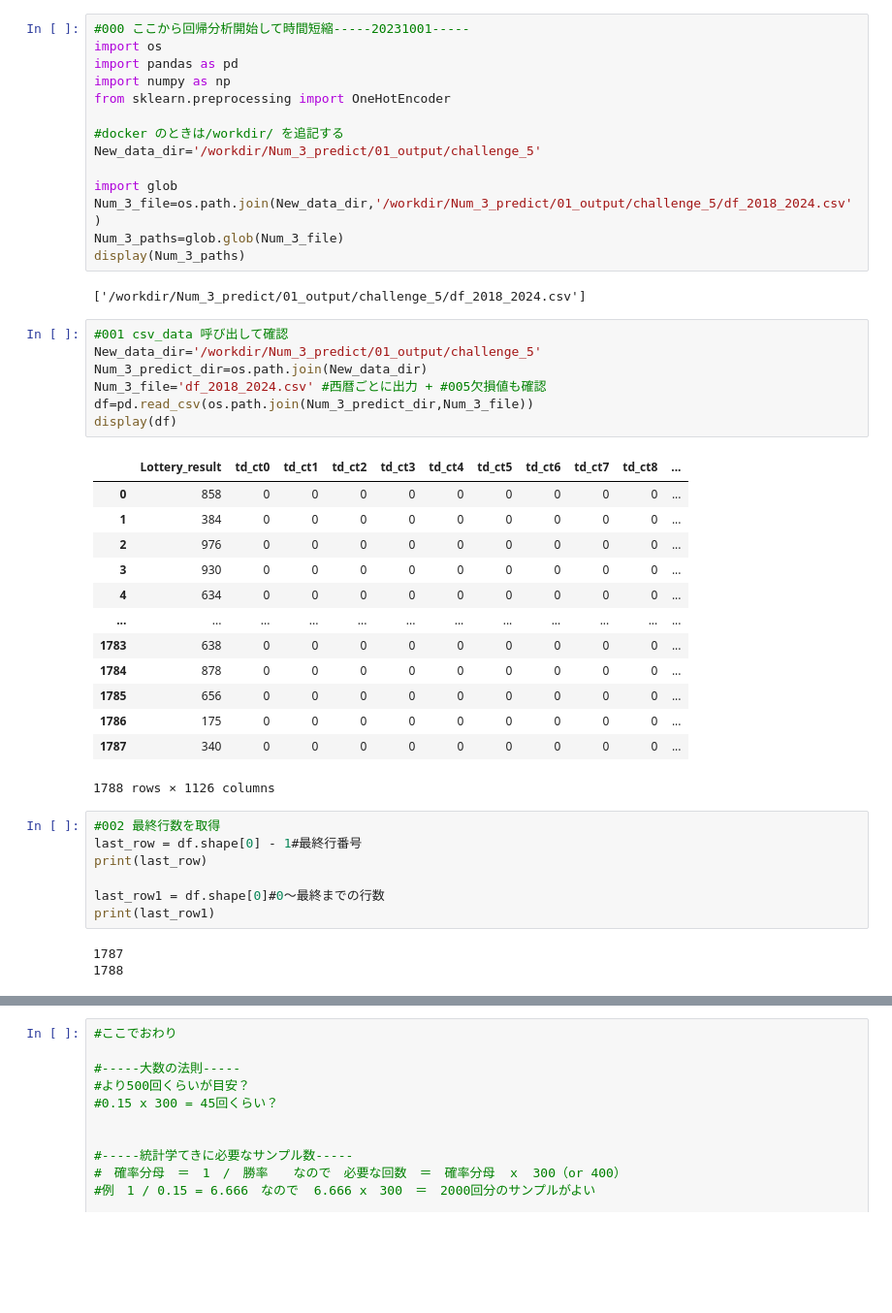
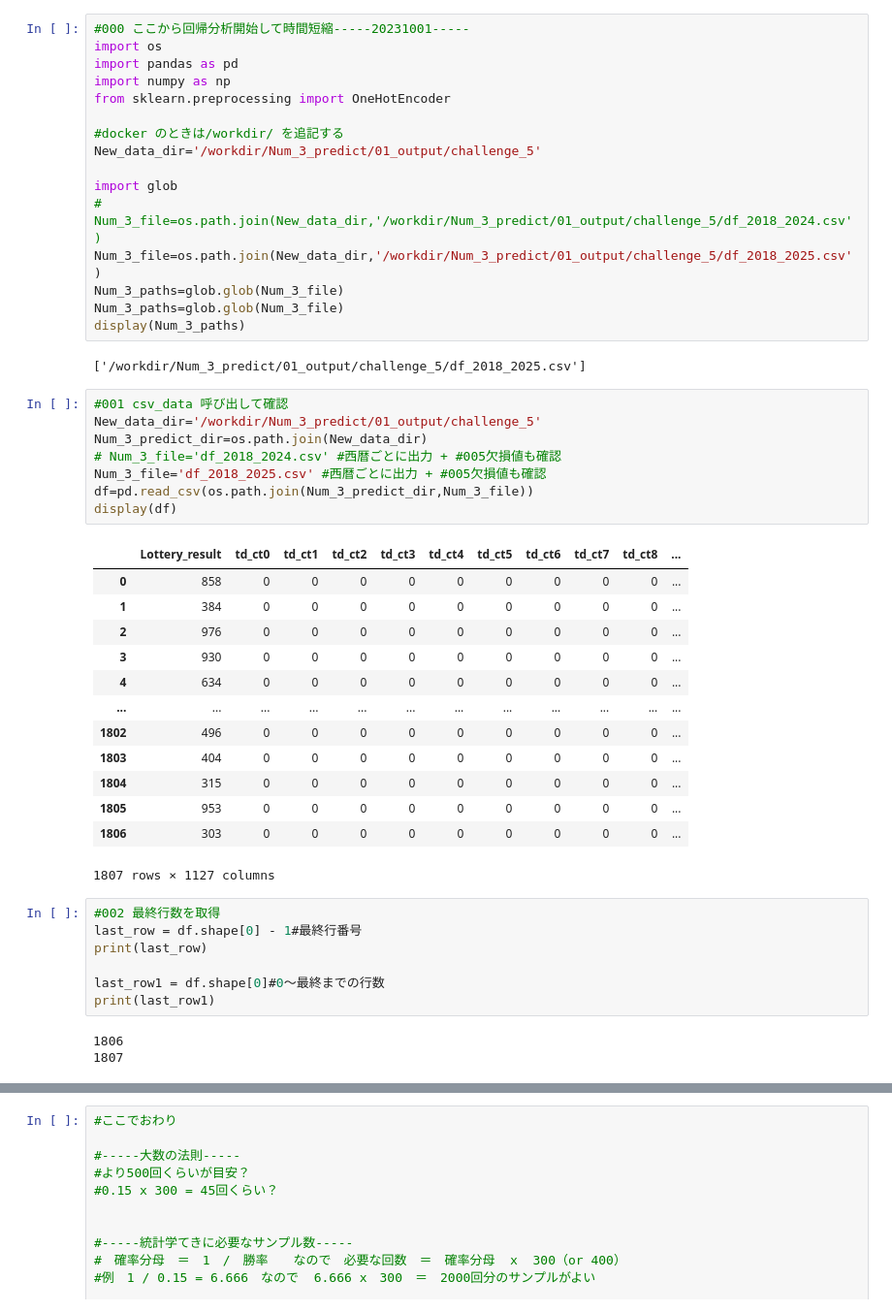
Before and after one commit to yyoshikun/workdir, a Jupyter notebook: Num_3_challenge_6.ipynb, the cells around one changed output, grey strips where cells are left out. Shown at 97% size. Cells and saved outputs as stored; diff of their text form; blank space fills up the shorter version.

```diff
--- a/Num_3_challenge_6.ipynb
+++ b/Num_3_challenge_6.ipynb
@@ -9,32 +9,35 @@ from sklearn.preprocessing import OneHotEncoder
 New_data_dir='/workdir/Num_3_predict/01_output/challenge_5'
 
 import glob
-Num_3_file=os.path.join(New_data_dir,'/workdir/Num_3_predict/01_output/challenge_5/df_2018_2024.csv')
+# Num_3_file=os.path.join(New_data_dir,'/workdir/Num_3_predict/01_output/challenge_5/df_2018_2024.csv')
+Num_3_file=os.path.join(New_data_dir,'/workdir/Num_3_predict/01_output/challenge_5/df_2018_2025.csv')
+Num_3_paths=glob.glob(Num_3_file)
 Num_3_paths=glob.glob(Num_3_file)
 display(Num_3_paths)
 # %% [output]
-['/workdir/Num_3_predict/01_output/challenge_5/df_2018_2024.csv']
+['/workdir/Num_3_predict/01_output/challenge_5/df_2018_2025.csv']
 # %%
 #001 csv_data 呼び出して確認
 New_data_dir='/workdir/Num_3_predict/01_output/challenge_5'
 Num_3_predict_dir=os.path.join(New_data_dir)
-Num_3_file='df_2018_2024.csv' #西暦ごとに出力 + #005欠損値も確認
+# Num_3_file='df_2018_2024.csv' #西暦ごとに出力 + #005欠損値も確認
+Num_3_file='df_2018_2025.csv' #西暦ごとに出力 + #005欠損値も確認
 df=pd.read_csv(os.path.join(Num_3_predict_dir,Num_3_file))
 display(df)
 # %% [output]
 |  | Lottery_result | td_ct0 | td_ct1 | td_ct2 | td_ct3 | td_ct4 | td_ct5 | td_ct6 | td_ct7 | td_ct8 | ... |
 | 0 | 858 | 0 | 0 | 0 | 0 | 0 | 0 | 0 | 0 | 0 | ... |
 | 1 | 384 | 0 | 0 | 0 | 0 | 0 | 0 | 0 | 0 | 0 | ... |
 | 2 | 976 | 0 | 0 | 0 | 0 | 0 | 0 | 0 | 0 | 0 | ... |
 | 3 | 930 | 0 | 0 | 0 | 0 | 0 | 0 | 0 | 0 | 0 | ... |
 | 4 | 634 | 0 | 0 | 0 | 0 | 0 | 0 | 0 | 0 | 0 | ... |
 | ... | ... | ... | ... | ... | ... | ... | ... | ... | ... | ... | ... |
-| 1783 | 638 | 0 | 0 | 0 | 0 | 0 | 0 | 0 | 0 | 0 | ... |
-| 1784 | 878 | 0 | 0 | 0 | 0 | 0 | 0 | 0 | 0 | 0 | ... |
-| 1785 | 656 | 0 | 0 | 0 | 0 | 0 | 0 | 0 | 0 | 0 | ... |
-| 1786 | 175 | 0 | 0 | 0 | 0 | 0 | 0 | 0 | 0 | 0 | ... |
-| 1787 | 340 | 0 | 0 | 0 | 0 | 0 | 0 | 0 | 0 | 0 | ... |
+| 1802 | 496 | 0 | 0 | 0 | 0 | 0 | 0 | 0 | 0 | 0 | ... |
+| 1803 | 404 | 0 | 0 | 0 | 0 | 0 | 0 | 0 | 0 | 0 | ... |
+| 1804 | 315 | 0 | 0 | 0 | 0 | 0 | 0 | 0 | 0 | 0 | ... |
+| 1805 | 953 | 0 | 0 | 0 | 0 | 0 | 0 | 0 | 0 | 0 | ... |
+| 1806 | 303 | 0 | 0 | 0 | 0 | 0 | 0 | 0 | 0 | 0 | ... |
-1788 rows × 1126 columns
+1807 rows × 1127 columns
 # %%
 #002 最終行数を取得
 last_row = df.shape[0] - 1#最終行番号
@@ -43,8 +46,8 @@ print(last_row)
 last_row1 = df.shape[0]#0～最終までの行数
 print(last_row1)
 # %% [output]
-1787
-1788
+1806
+1807
 # %%
 #003 説明変数と目的変数に分割-----まとめて出力できないか-----
 
```
Also changed, not shown: parts of 2 cells of this notebook, 7 other files.
